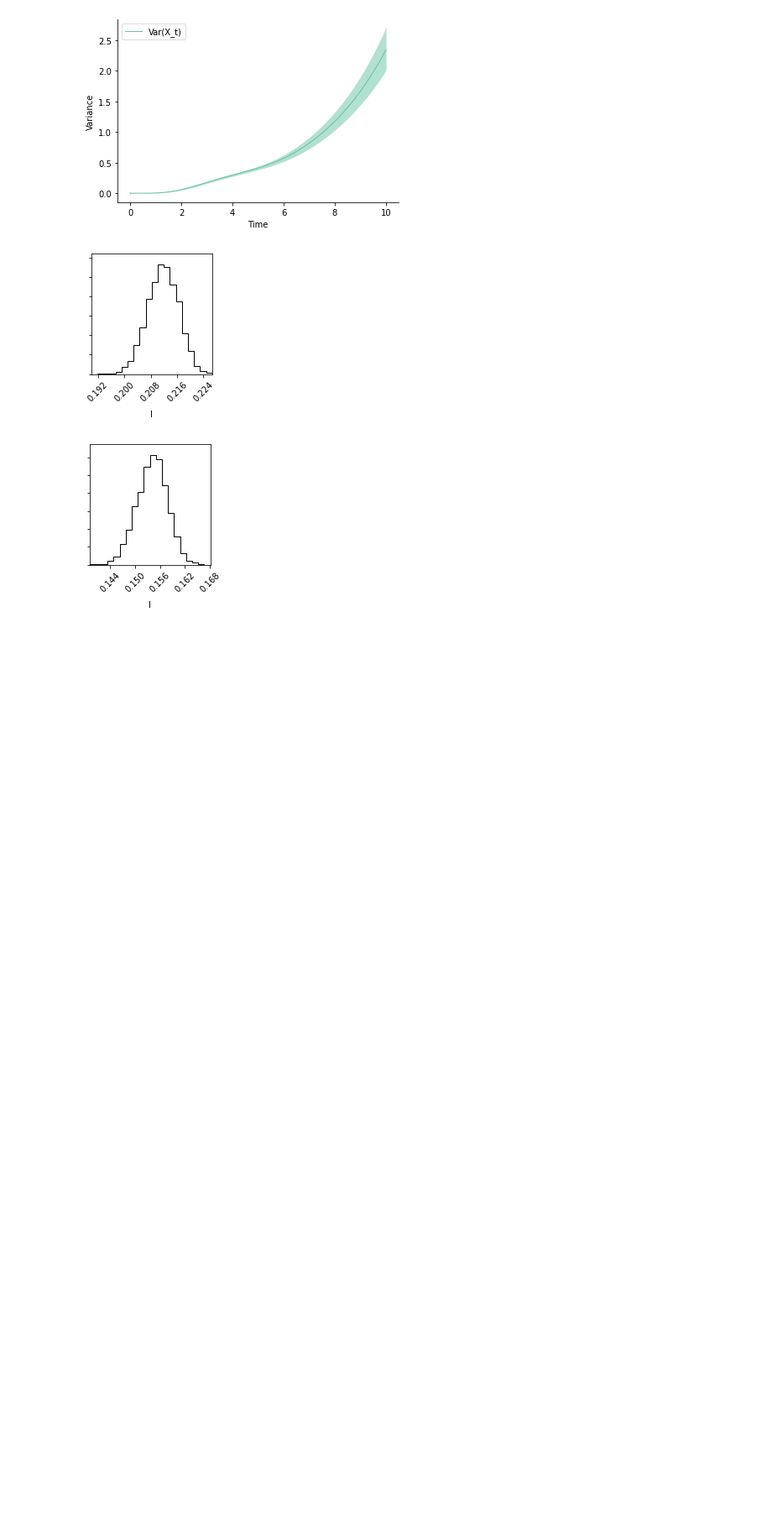
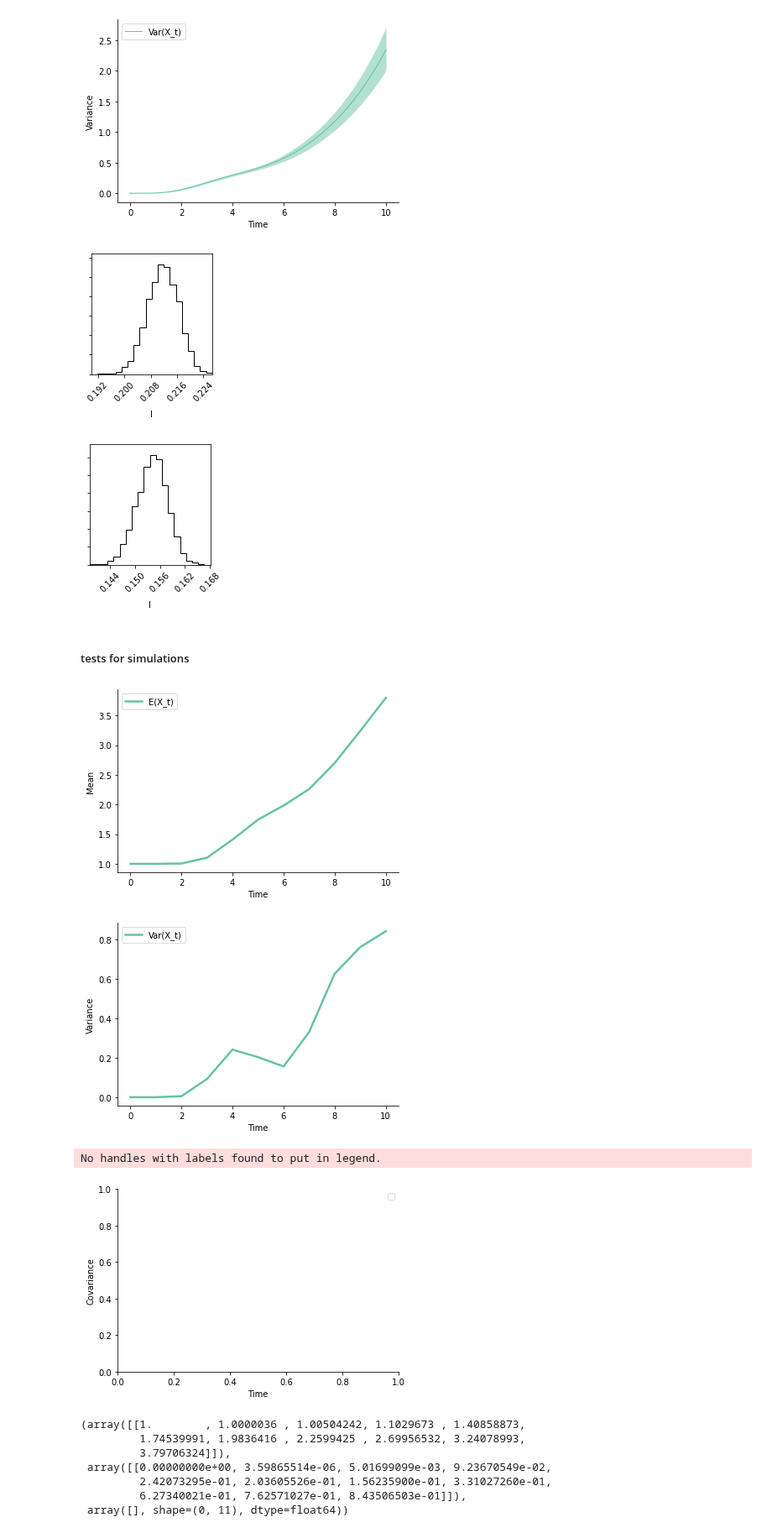
Before and after one commit to mauricelanghinrichs/memocell, a Jupyter notebook: paper/ex_docs_tests.ipynb, the cells around one changed output. Shown at 84% size. Saved outputs shown, nothing was run; the diff lists cells and outputs as text; code cells hidden in the pictures; blank space fills up the shorter version.

Commit message:
tests | various simulation tests added

```diff
--- a/paper/ex_docs_tests.ipynb
+++ b/paper/ex_docs_tests.ipynb
@@ -949,3 +950,35 @@ me.plots.est_corner_plot(est_res[0])
 [figure]
 [figure]
 [figure]
+# %% [markdown]
+##### tests for simulations
+# %%
+net = me.Network('net_div_l15')
+net.structure([{'start': 'X_t', 'end': 'X_t',
+                'rate_symbol': 'l',
+                'type': 'S -> S + S', 'reaction_steps': 15}])
+
+initial_values = {'X_t': 1}
+theta_values = {'l': 0.23}
+time_values = np.linspace(0.0, 10.0, endpoint=True, num=11)
+variables = {'X_t': ('X_t', )}
+
+sim = me.Simulation(net)
+sim_res_mom = sim.simulate('moments', initial_values, theta_values, time_values, variables)
+# %%
+me.plots.sim_mean_plot(sim)
+me.plots.sim_variance_plot(sim)
+me.plots.sim_covariance_plot(sim)
+sim.sim_moments_res
+# %% [output]
+[figure, added]
+[figure, added]
+No handles with labels found to put in legend.
+[figure, added]
+(array([[1.        , 1.0000036 , 1.00504242, 1.1029673 , 1.40858873,
+         1.74539991, 1.9836416 , 2.2599425 , 2.69956532, 3.24078993,
+         3.79706324]]),
+ array([[0.00000000e+00, 3.59865514e-06, 5.01699099e-03, 9.23670549e-02,
+         2.42073295e-01, 2.03605526e-01, 1.56235900e-01, 3.31027260e-01,
+         6.27340021e-01, 7.62571027e-01, 8.43506503e-01]]),
+ array([], shape=(0, 11), dtype=float64))
```
Also changed, not shown: parts of 42 cells of this notebook, 3 other files.
